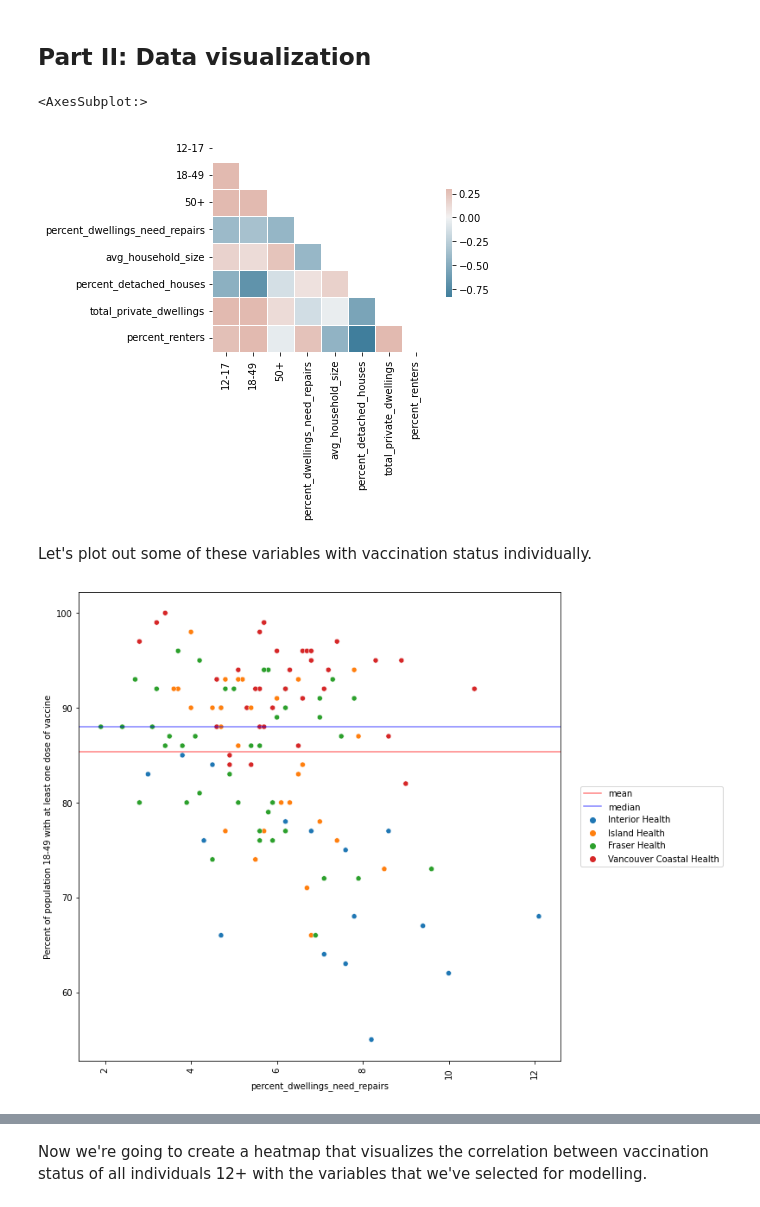
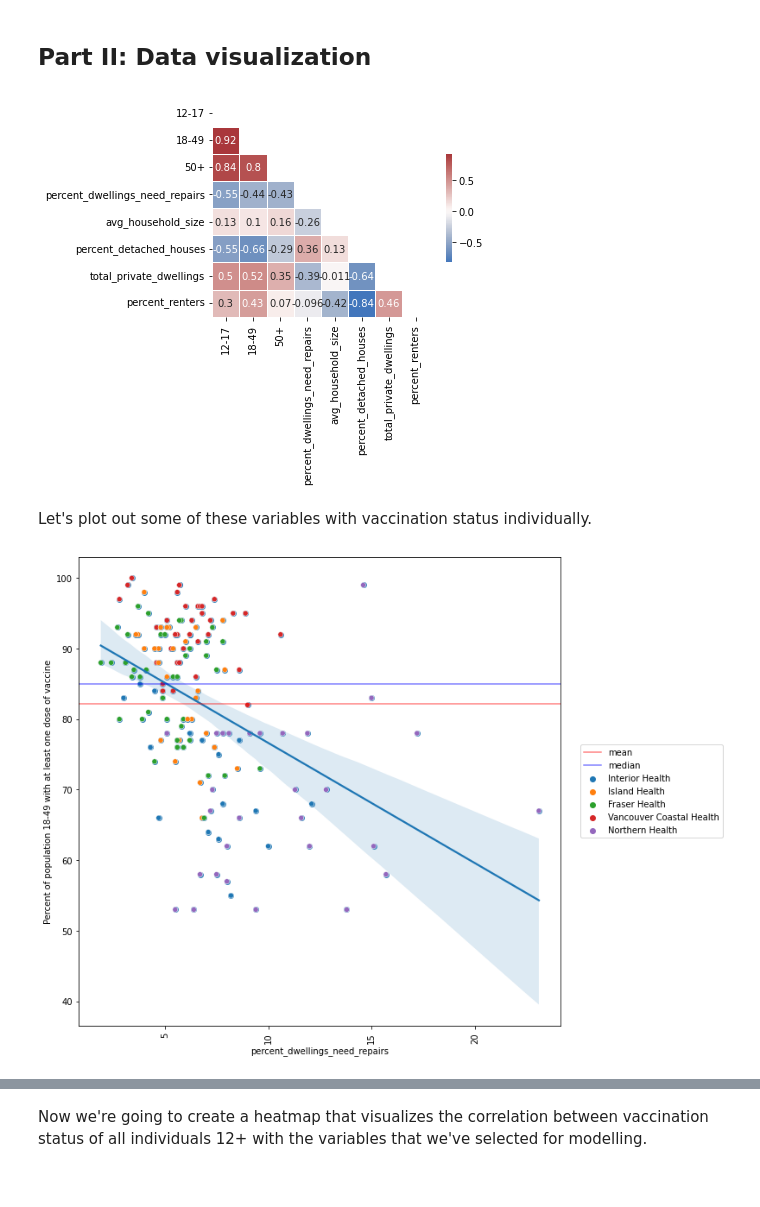
Before and after one commit to racheldunn/vaccination-rates-datajam-team4, a Jupyter notebook: notebooks/vaccination-age-housing-correlation.ipynb, the cells around one changed output, grey strips where cells are left out. Saved outputs shown, nothing was run; the diff lists cells and outputs as text; code cells hidden in the pictures.

```diff
--- a/notebooks/vaccination-age-housing-correlation.ipynb
+++ b/notebooks/vaccination-age-housing-correlation.ipynb
@@ -17,7 +17,7 @@ import numpy as np
 ## Part I: Data exploration
 # %%
 # load dataframes
-chsa_df = pd.read_csv('../data/BCCDC_COVID19_CHSA_Data.csv')
+chsa_df = pd.read_csv('../data/BCCDC_COVID19_CHSA_Data_NHA.csv')
 socio_df = pd.read_csv('../data/socioeco_compiled.csv')
 
 # subset dataframes
@@ -56,23 +77,23 @@ merged = merged.drop(['code'], axis = 1)
 # %%
 # create a heat map that shows correlation between vaccination status of different age groups
 # and the housing variables we're examining
 num_vars = ['percent_dwellings_need_repairs','avg_household_size',
 'percent_detached_houses','total_private_dwellings','percent_renters','12-17','18-49','50+']
 merged = merged.apply(lambda col:pd.to_numeric(col, errors='coerce') if col.name in num_vars else col)
 corr = merged.corr(method = 'pearson')
 mask = np.triu(np.ones_like(corr, dtype=bool))
-cmap = sns.diverging_palette(230, 20, as_cmap=True)
-sns.heatmap(corr, mask=mask, cmap=cmap, vmax=.3, center=0,
-            square=True, linewidths=.5, cbar_kws={"shrink": .5})
+cmap = sns.color_palette("vlag", as_cmap=True)
+sns_plot = sns.heatmap(corr, mask=mask, cmap=cmap, center=0,
+            square=True, linewidths=.5, cbar_kws={"shrink": .5}, annot = True)
 # %% [output]
-<AxesSubplot:>
-[figure, old version]
+[figure, new version]
 # %% [markdown]
 Let's plot out some of these variables with vaccination status individually.
 # %%
 # make a figure that shows percent of dwellings that need major repairs vs.
 # 18-49 year-olds that are vaccinated
 fig, ax = plt.subplots(figsize = (10,10))
+sns.regplot(x = 'percent_dwellings_need_repairs', y = '18-49', data = merged)
 sns.scatterplot(x= 'percent_dwellings_need_repairs', y='18-49', hue = 'hsa', data = merged)
 plt.xticks(rotation = 'vertical')
 plt.xlabel('percent_dwellings_need_repairs')
@@ -84,7 +105,7 @@ plt.axhline(y=merged['18-49'].median(), color = 'b', alpha = 0.5, label = 'media
 plt.legend(bbox_to_anchor=(1.04,0.5), loc="center left", borderaxespad=0)
 plt.show()
 # %% [output]
-[figure, old version]
+[figure, new version]
 # %%
 # make a figure that shows percent of houses that are detached vs.
 # 18-49 year-olds that are vaccinated
```
Also changed, not shown: parts of 8 cells of this notebook, 4 other files.
